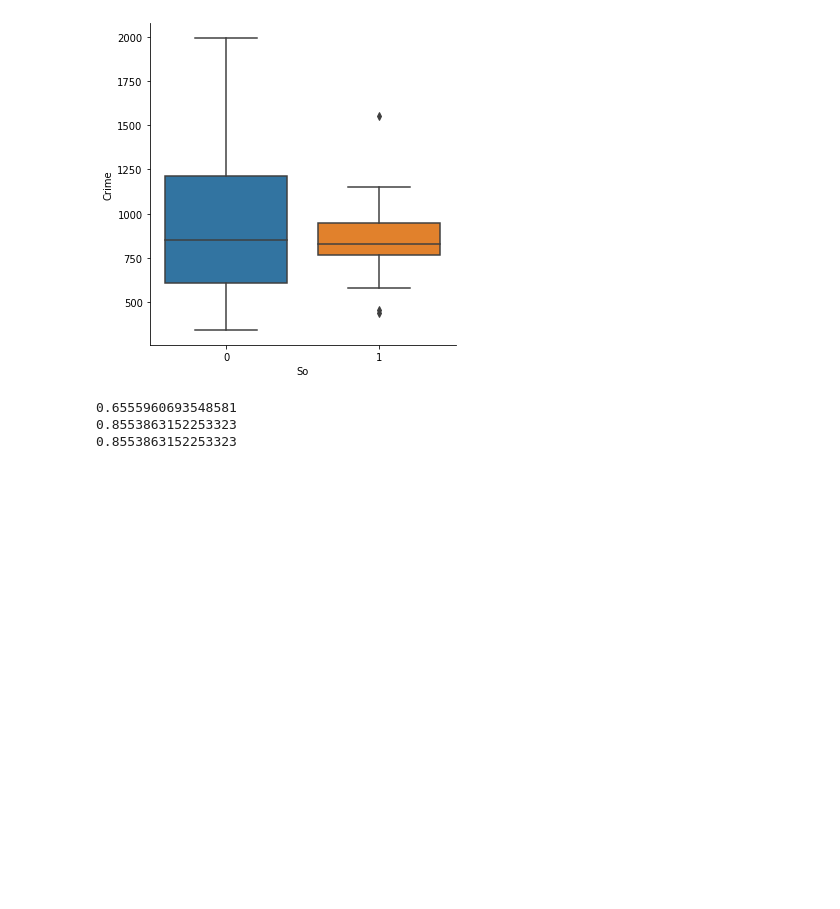
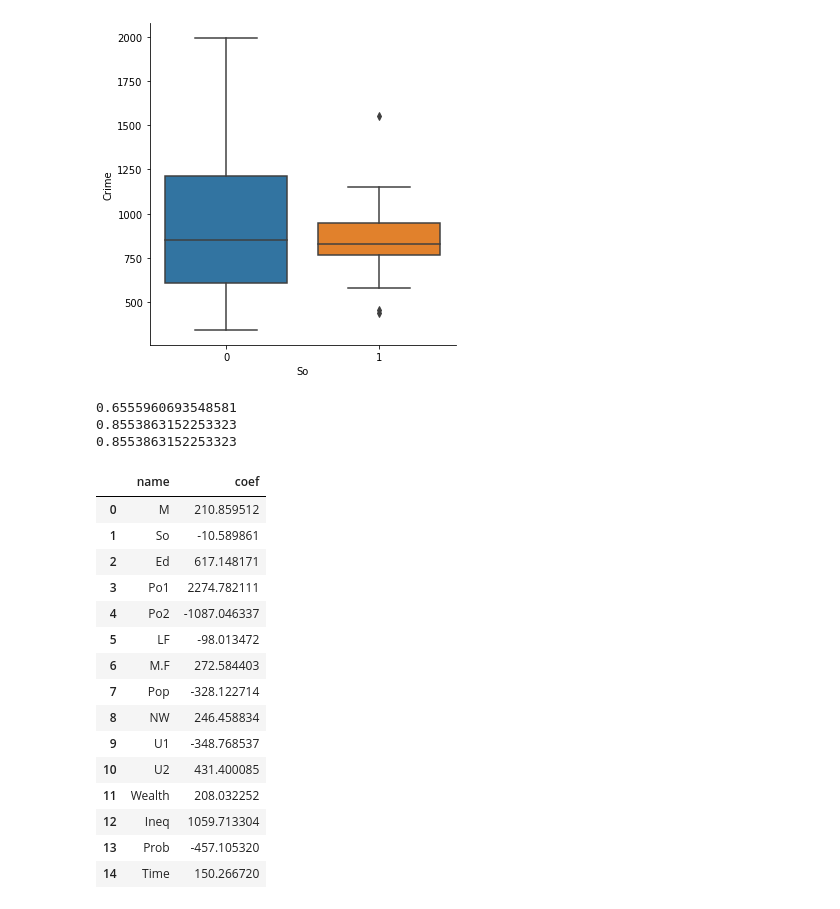
Before and after one commit to shreyansh273/GTx_6501, a Jupyter notebook: Week_3.ipynb, the cells around one changed output. Cells and saved outputs as stored; diff of their text form; code cells hidden in the pictures; blank space fills up the shorter version.

Commit message:
Added model coef

```diff
--- a/Week_3.ipynb
+++ b/Week_3.ipynb
@@ -109,3 +109,24 @@ print(r2_score(y_test, linreg_pred))
 0.6555960693548581
 0.8553863152253323
 0.8553863152253323
+# %%
+model_results = pd.DataFrame({'name':crime.columns[0:len(crime.columns)-1], 'coef':linreg.coef_})
+# %%
+model_results
+# %% [output]
+|  | name | coef |
+| 0 | M | 210.859512 |
+| 1 | So | -10.589861 |
+| 2 | Ed | 617.148171 |
+| 3 | Po1 | 2274.782111 |
+| 4 | Po2 | -1087.046337 |
+| 5 | LF | -98.013472 |
+| 6 | M.F | 272.584403 |
+| 7 | Pop | -328.122714 |
+| 8 | NW | 246.458834 |
+| 9 | U1 | -348.768537 |
+| 10 | U2 | 431.400085 |
+| 11 | Wealth | 208.032252 |
+| 12 | Ineq | 1059.713304 |
+| 13 | Prob | -457.105320 |
+| 14 | Time | 150.266720 |
```
